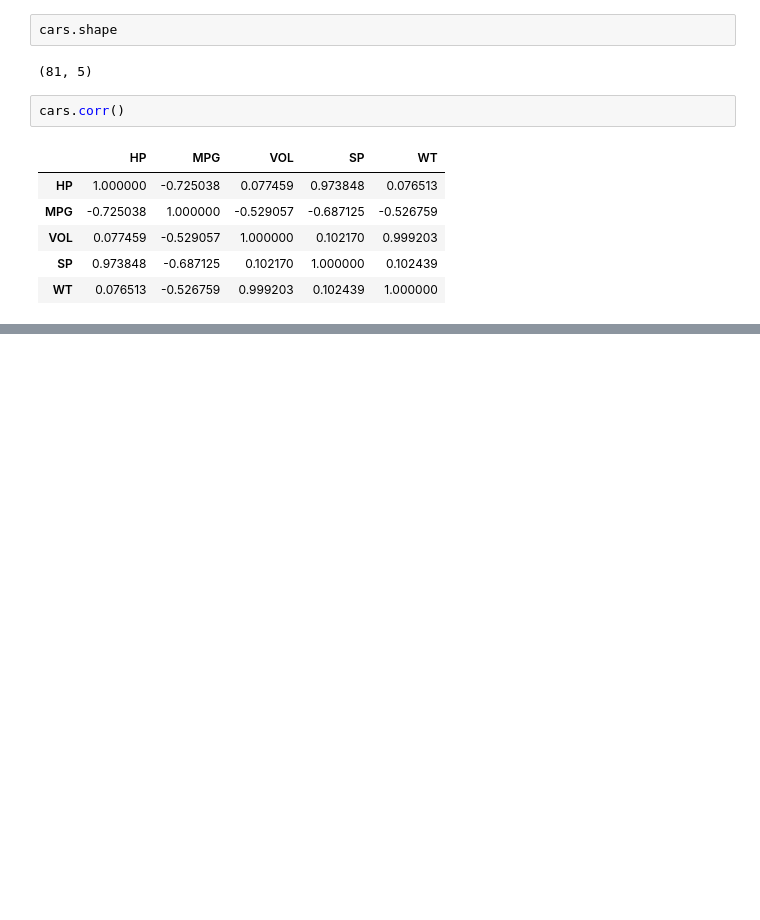
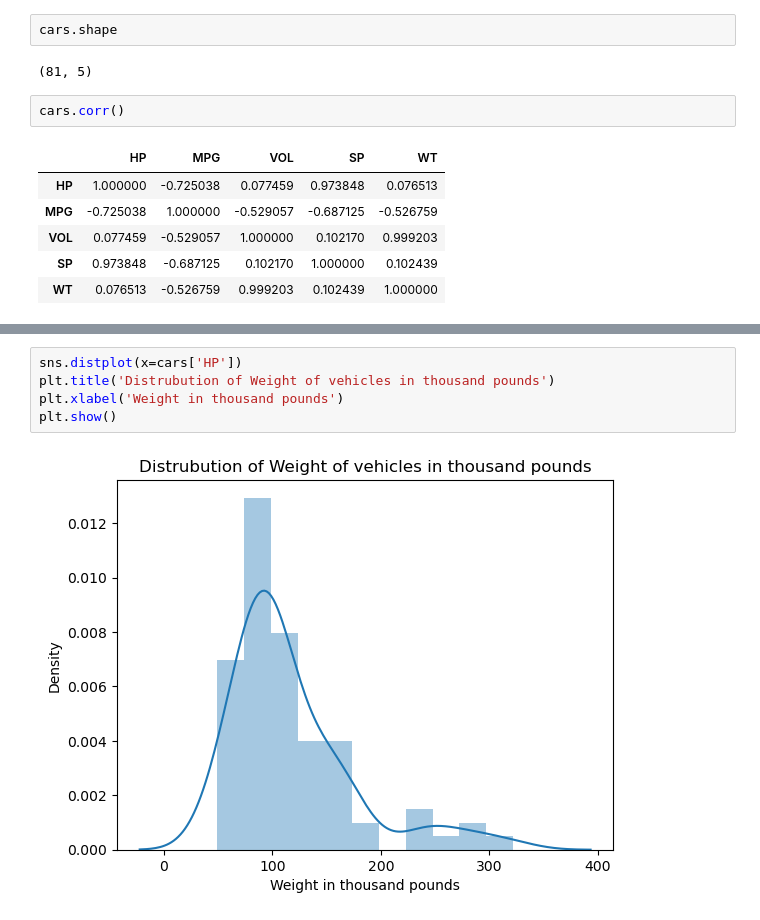
Before and after one commit to preethi-0806/python_example_data_type, a Jupyter notebook: python-19.ipynb, the cells around one changed output, grey strips where cells are left out. Cells and saved outputs as stored; diff of their text form; blank space fills up the shorter version.

```diff
--- a/python-19.ipynb
+++ b/python-19.ipynb
@@ -55,0 +78,7 @@ cars.corr()
+# %%
+sns.distplot(x=cars['HP'])
+plt.title('Distrubution of Weight of vehicles in thousand pounds')
+plt.xlabel('Weight in thousand pounds')
+plt.show()
+# %% [output]
+[figure, added]
```
Also changed, not shown: parts of 16 cells of this notebook.
